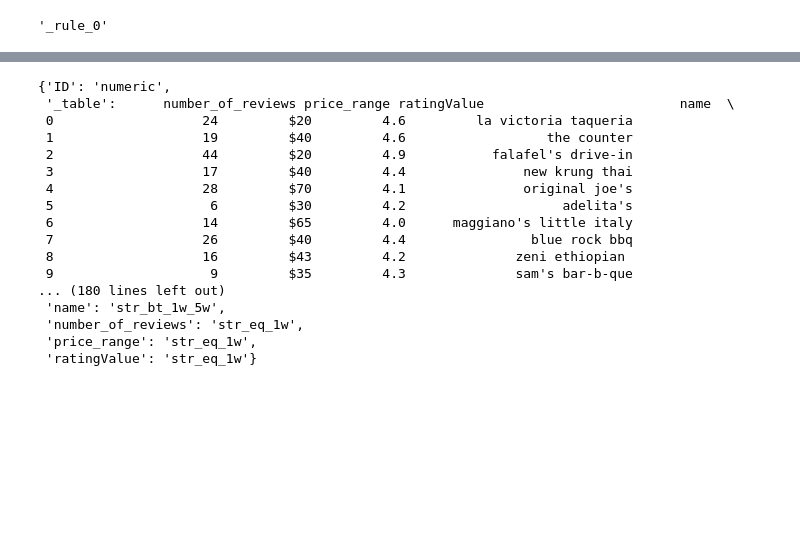
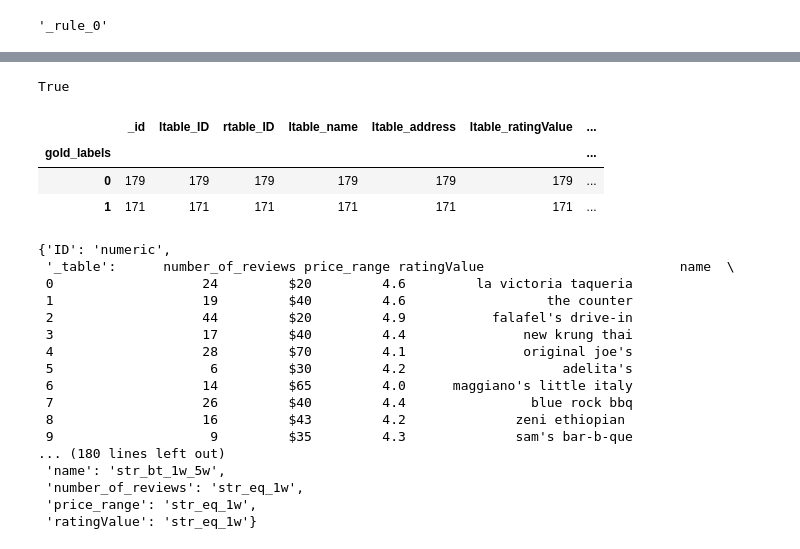
Before and after one commit to sanjaysan/DataScience-Foodie, a Jupyter notebook: blocking.ipynb, the cells around one changed output, grey strips where cells are left out. Cells and saved outputs as stored; diff of their text form; code cells hidden in the pictures; blank space fills up the shorter version.

Commit message:
Added a pkl file which has an almost equaly distributed matching and non-matching set of tuple pairs in the golden data

```diff
--- a/blocking.ipynb
+++ b/blocking.ipynb
@@ -234,2 +247,15 @@ G = em.label_table(S, label_col_name='gold_labels')
+# %%
+em.save_object(G, './GoldenData.pkl')
+# %% [output]
+True
+# %%
+G = em.load_object('./GoldenData.pkl')
+# %%
+G.groupby('gold_labels').count()
+# %% [output]
+|  | _id | ltable_ID | rtable_ID | ltable_name | ltable_address | ltable_ratingValue | ... |
+| gold_labels |  |  |  |  |  |  | ... |
+| 0 | 179 | 179 | 179 | 179 | 179 | 179 | ... |
+| 1 | 171 | 171 | 171 | 171 | 171 | 171 | ... |
 # %%
 train_test = em.split_train_test(G, train_proportion=0.5)
```
Also changed, not shown: parts of 9 cells of this notebook, 1 other file.
